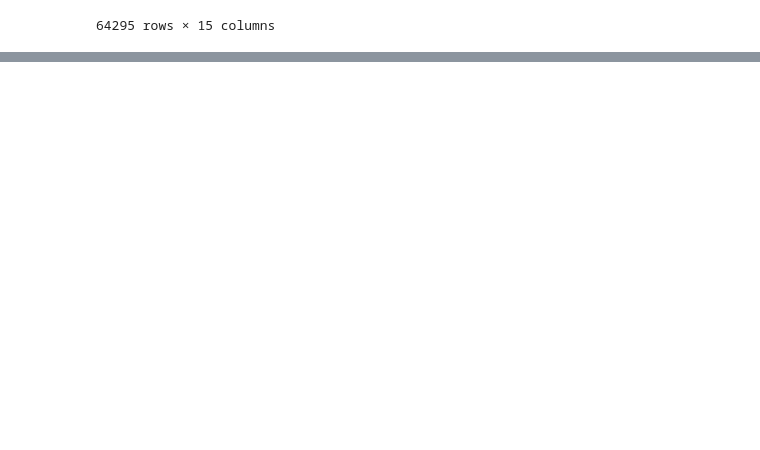
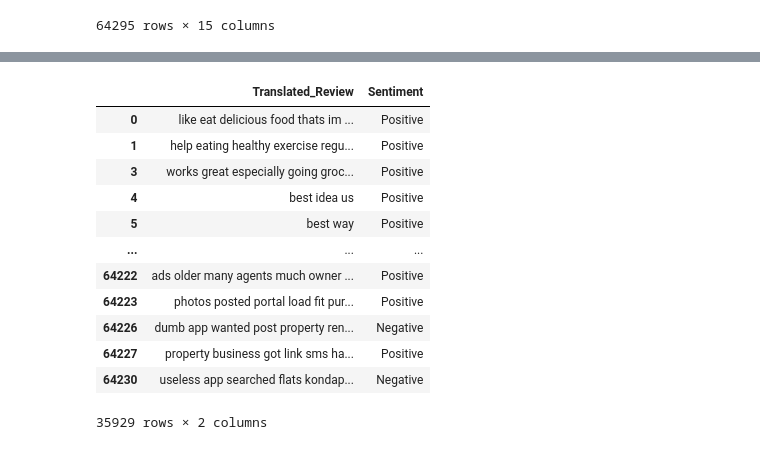
Before and after one commit to Sharat005/GooglePlaystoreAnalysis, a Jupyter notebook: PlaystoreAnalysis.ipynb, the cells around one changed output, grey strips where cells are left out. Drawn from its saved outputs; the diff is of its cells as text; code cells hidden in the pictures; blank space fills up the shorter version.

```diff
--- a/PlaystoreAnalysis.ipynb
+++ b/PlaystoreAnalysis.ipynb
@@ -595,0 +660,4 @@ merged_data
+# %%
+import re
+sentiment_data['Translated_Review'] = [re.sub(r'[^A-Za-z0-9 ]+', '', i) for i in sentiment_data['Translated_Review']]
+sentiment_data.head(10)
@@ -595,0 +678,4 @@ merged_data
+# %%
+import nltk
+nltk.download('stopwords')
+sentiment_data['Translated_Review'] = sentiment_data['Translated_Review'].apply(lambda x : ' '.join(x for x in x.split() if x not in stopwords.words('english')))
@@ -595,0 +686,16 @@ merged_data
+# %%
+sentiment_data
+# %% [output]
+|  | Translated_Review | Sentiment |
+| 0 | like eat delicious food thats im ... | Positive |
+| 1 | help eating healthy exercise regu... | Positive |
+| 3 | works great especially going groc... | Positive |
+| 4 | best idea us | Positive |
+| 5 | best way | Positive |
+| ... | ... | ... |
+| 64222 | ads older many agents much owner ... | Positive |
+| 64223 | photos posted portal load fit pur... | Positive |
+| 64226 | dumb app wanted post property ren... | Negative |
+| 64227 | property business got link sms ha... | Positive |
+| 64230 | useless app searched flats kondap... | Negative |
+35929 rows × 2 columns
```
Also changed, not shown: parts of 14 cells of this notebook.
